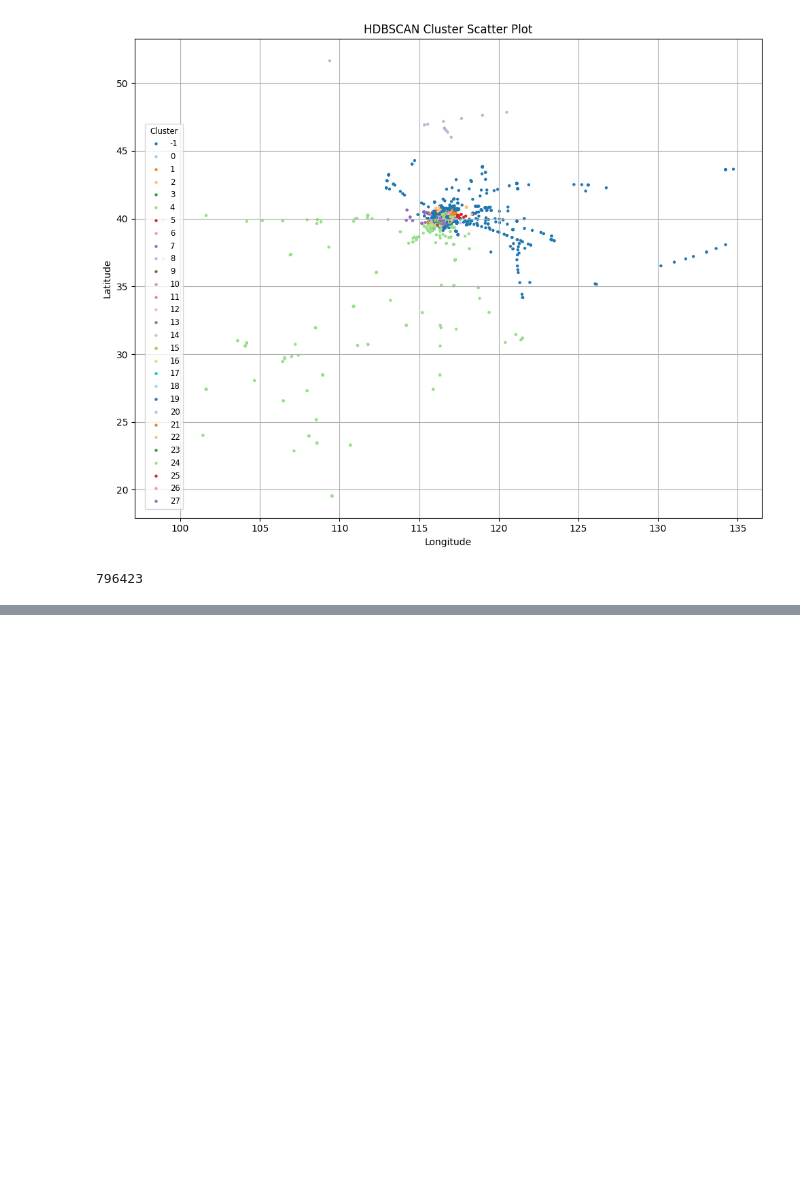
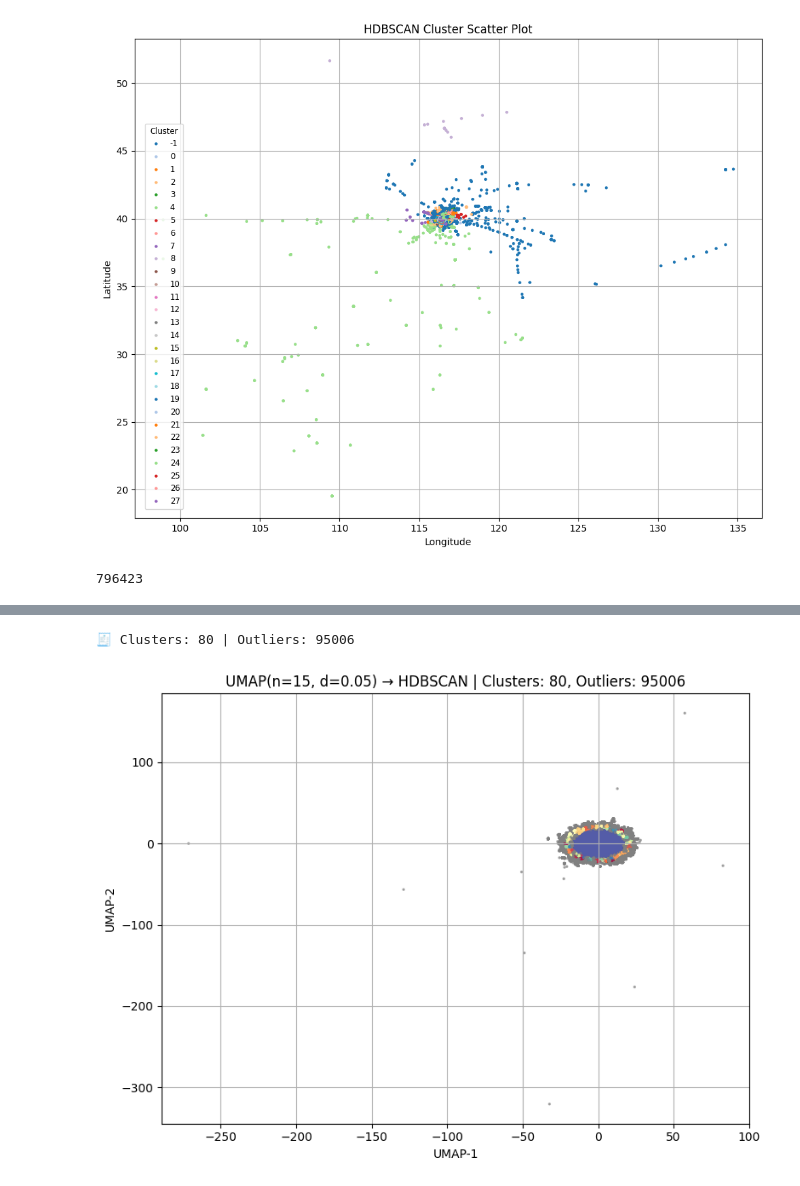
Before and after one commit to leeprasath/IEEE_SubResizeUsingAIForFleetVehicles, a Jupyter notebook: notebook/03_HDBSCAN_ul_gpu.ipynb, the cells around one changed output, grey strips where cells are left out. Saved outputs shown, nothing was run; the diff lists cells and outputs as text; code cells hidden in the pictures; blank space fills up the shorter version.

```diff
--- a/notebook/03_HDBSCAN_ul_gpu.ipynb
+++ b/notebook/03_HDBSCAN_ul_gpu.ipynb
@@ -638,0 +712,53 @@ files.download(f"hdbscan_clustered_output_{timestamp}.csv")
+# %%
+import matplotlib.pyplot as plt
+import seaborn as sns
+from cuml.manifold import UMAP
+import hdbscan
+import numpy as np
+import cupy as cp
+
+# Convert to GPU array
+features_gpu = cp.asarray(features_scaled)
+
+# Grid of UMAP parameters to test
+n_neighbors_list = [15, 30, 50]
+min_dist_list = [0.05, 0.1, 0.3]
+
+# Loop over all combinations
+for n_neighbors in n_neighbors_list:
+    for min_dist in min_dist_list:
+        print(f"\n🔍 UMAP: n_neighbors={n_neighbors}, min_dist={min_dist}")
+
+        # Run GPU UMAP
+        umap_model = UMAP(
+            n_neighbors=n_neighbors,
+            min_dist=min_dist,
+            n_components=2,
+            n_epochs=300,
+            random_state=42
+        )
+        embedding_gpu = umap_model.fit_transform(features_gpu)
+        embedding = cp.asnumpy(embedding_gpu)  # back to CPU
+
+        # Run HDBSCAN on UMAP output
+        clusterer = hdbscan.HDBSCAN(min_cluster_size=500, min_samples=50)
+        labels = clusterer.fit_predict(embedding)
+
+        # Count clusters
+        num_clusters = len(set(labels)) - (1 if -1 in labels else 0)
+        num_outliers = list(labels).count(-1)
+        print(f"🧾 Clusters: {num_clusters} | Outliers: {num_outliers}")
+
+        # Plot
+        plt.figure(figsize=(8, 6))
+        palette = sns.color_palette('Spectral', as_cmap=False, n_colors=len(set(labels)))
+        colors = [palette[label % len(palette)] if label != -1 else (0.5, 0.5, 0.5) for label in labels]
+
+        plt.scatter(embedding[:, 0], embedding[:, 1], s=2, c=colors, alpha=0.6)
+        plt.title(f"UMAP(n={n_neighbors}, d={min_dist}) → HDBSCAN | Clusters: {num_clusters}, Outliers: {num_outliers}")
+        plt.xlabel("UMAP-1")
+        plt.ylabel("UMAP-2")
+        plt.grid(True)
+        plt.tight_layout()
+        plt.show()
+# %% [output]
@@ -638,0 +767,2 @@ files.download(f"hdbscan_clustered_output_{timestamp}.csv")
+🧾 Clusters: 80 | Outliers: 95006
+[figure, added]
```
Also changed, not shown: parts of 10 cells of this notebook.
